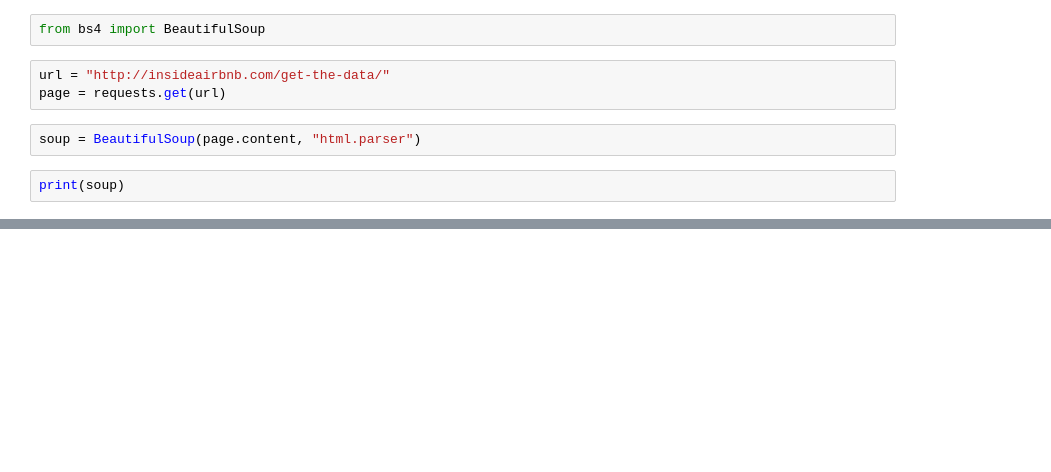
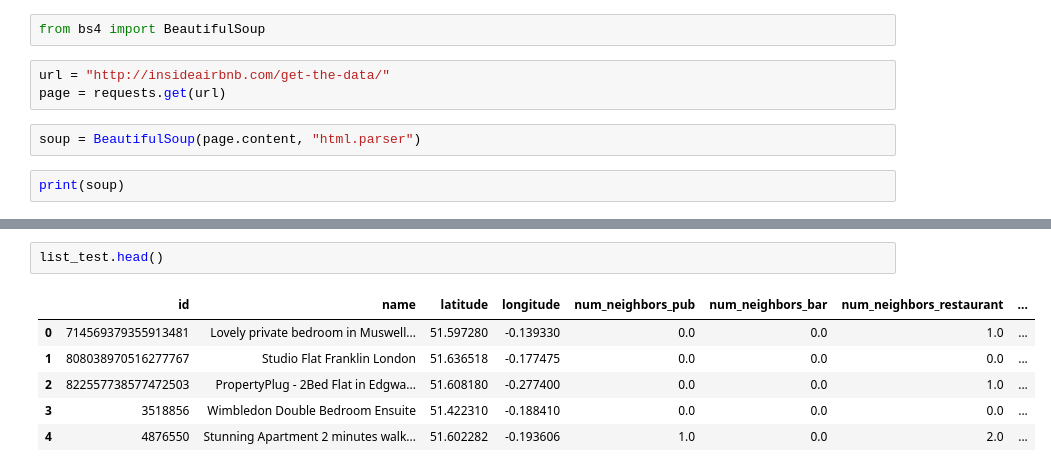
Before and after one commit to Jappler85/hh-23-1-airbnb, a Jupyter notebook: capstone_md_julian.ipynb, the cells around one changed output, grey strips where cells are left out. Cells and saved outputs as stored; diff of their text form; blank space fills up the shorter version.

```diff
--- a/capstone_md_julian.ipynb
+++ b/capstone_md_julian.ipynb
@@ -227,0 +286,9 @@ print(soup)
+# %%
+list_test.head()
+# %% [output]
+|  | id | name | latitude | longitude | num_neighbors_pub | num_neighbors_bar | num_neighbors_restaurant | ... |
+| 0 | 714569379355913481 | Lovely private bedroom in Muswell... | 51.597280 | -0.139330 | 0.0 | 0.0 | 1.0 | ... |
+| 1 | 808038970516277767 | Studio Flat Franklin London | 51.636518 | -0.177475 | 0.0 | 0.0 | 0.0 | ... |
+| 2 | 822557738577472503 | PropertyPlug - 2Bed Flat in Edgwa... | 51.608180 | -0.277400 | 0.0 | 0.0 | 1.0 | ... |
+| 3 | 3518856 | Wimbledon Double Bedroom Ensuite | 51.422310 | -0.188410 | 0.0 | 0.0 | 0.0 | ... |
+| 4 | 4876550 | Stunning Apartment 2 minutes walk... | 51.602282 | -0.193606 | 1.0 | 0.0 | 2.0 | ... |
```
Also changed, not shown: parts of 6 cells of this notebook.
